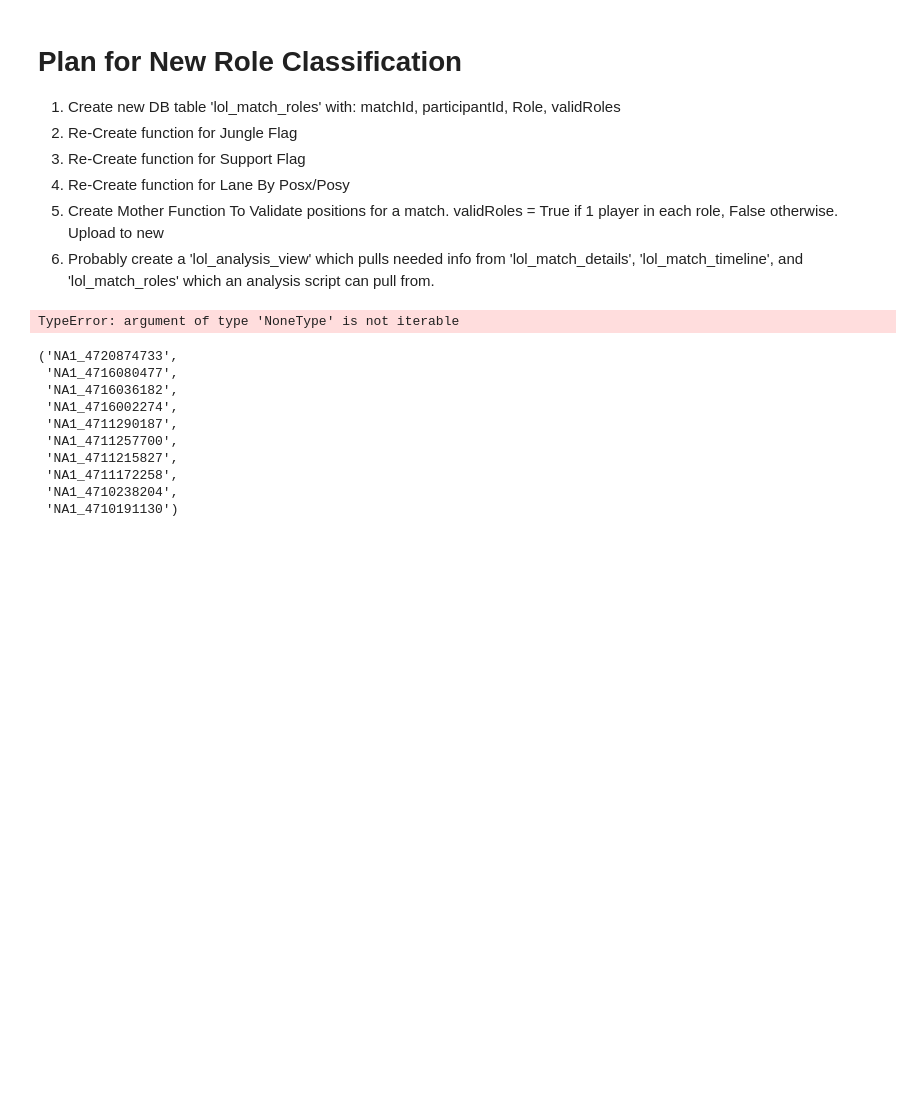
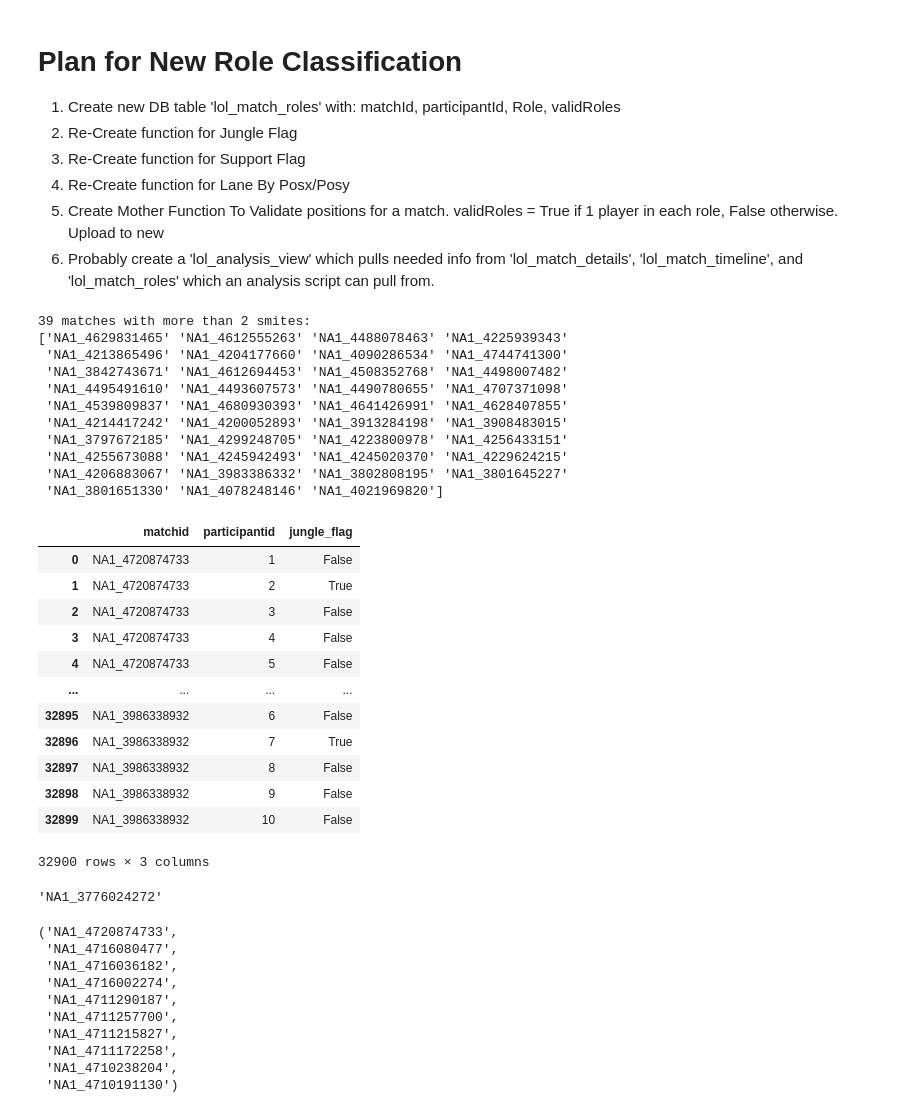
Before and after one commit to michaelmendelsohn/Riot_Api, a Jupyter notebook: v1/other_working.ipynb, the cells around one changed output. Saved outputs shown, nothing was run; the diff lists cells and outputs as text; code cells hidden in the pictures; blank space fills up the shorter version.

Commit message:
def classify

```diff
--- a/v1/other_working.ipynb
+++ b/v1/other_working.ipynb
@@ -25,38 +25,63 @@ engine = help.create_mysql_engine()
 # %%
 def classify_jungler(match_list_to_classify, db_engine):
 
     query=f"""  SELECT
                     md.matchid,
                     md.participantid,
                     md.neutralMinionsKilled as totaljungleMinionsKilled,
-                    lower(concat( item0Name, ' ', item1Name, ' ',  item2Name, ' ',  item3Name, ' ',
-                            item4Name, ' ',  item5Name, ' ',  item6Name )) as itemNames,
-                    lower(concat( summoner1Name,  ' ', summoner2Name )) as summonerSpells
+                    coalesce(lower(concat( summoner1Name,  ' ', summoner2Name )),'') as summonerSpells
                 FROM riot_api.lol_match_details md
                 where md.matchId in {tuple(match_list_to_classify)} """
     df = pd.read_sql(query, con=engine)
 
     df['jungle_flag'] = [True if 'smite' in spells else False  for spells in df.summonerSpells ]
     num_junglers = df.groupby('matchid')['jungle_flag'].sum().reset_index().rename(columns={'jungle_flag': 'num_junglers'},inplace=False)
     df2 = df.merge(num_junglers, left_on='matchid', right_on='matchid')
 
 
     matches_w_too_many_junglers = df[(df2['jungle_flag']==True) & (df2['num_junglers'] > 2)].matchid.unique()
     print (f'{len(matches_w_too_many_junglers)} matches with more than 2 smites:')
     print(matches_w_too_many_junglers)
 
     for matchid in matches_w_too_many_junglers:
         for index in df2[(df2['matchid'] == matchid) &(df2['jungle_flag']==True)].sort_values(by='totaljungleMinionsKilled', ascending=False).index[2:]:
             df2.loc[index,'jungle_flag'] = False
 
     return df2[['matchid','participantid','jungle_flag']]
 
 
-to_classify = help.find_to_classify(engine)[:2000]
+to_classify = help.find_to_classify(engine)
 #print(to_classify)
 classify_jungler(to_classify, engine)
 # %% [output]
-TypeError: argument of type 'NoneType' is not iterable
+39 matches with more than 2 smites:
+['NA1_4629831465' 'NA1_4612555263' 'NA1_4488078463' 'NA1_4225939343'
+ 'NA1_4213865496' 'NA1_4204177660' 'NA1_4090286534' 'NA1_4744741300'
+ 'NA1_3842743671' 'NA1_4612694453' 'NA1_4508352768' 'NA1_4498007482'
+ 'NA1_4495491610' 'NA1_4493607573' 'NA1_4490780655' 'NA1_4707371098'
+ 'NA1_4539809837' 'NA1_4680930393' 'NA1_4641426991' 'NA1_4628407855'
+ 'NA1_4214417242' 'NA1_4200052893' 'NA1_3913284198' 'NA1_3908483015'
+ 'NA1_3797672185' 'NA1_4299248705' 'NA1_4223800978' 'NA1_4256433151'
+ 'NA1_4255673088' 'NA1_4245942493' 'NA1_4245020370' 'NA1_4229624215'
+ 'NA1_4206883067' 'NA1_3983386332' 'NA1_3802808195' 'NA1_3801645227'
+ 'NA1_3801651330' 'NA1_4078248146' 'NA1_4021969820']
+|  | matchid | participantid | jungle_flag |
+| 0 | NA1_4720874733 | 1 | False |
+| 1 | NA1_4720874733 | 2 | True |
+| 2 | NA1_4720874733 | 3 | False |
+| 3 | NA1_4720874733 | 4 | False |
+| 4 | NA1_4720874733 | 5 | False |
+| ... | ... | ... | ... |
+| 32895 | NA1_3986338932 | 6 | False |
+| 32896 | NA1_3986338932 | 7 | True |
+| 32897 | NA1_3986338932 | 8 | False |
+| 32898 | NA1_3986338932 | 9 | False |
+| 32899 | NA1_3986338932 | 10 | False |
+32900 rows × 3 columns
+# %%
+to_classify[-1]
+# %% [output]
+'NA1_3776024272'
 # %%
 num_to_classify = 10
 to_classify = help.find_to_classify(engine)
```
Also changed, not shown: parts of 1 cell of this notebook.
